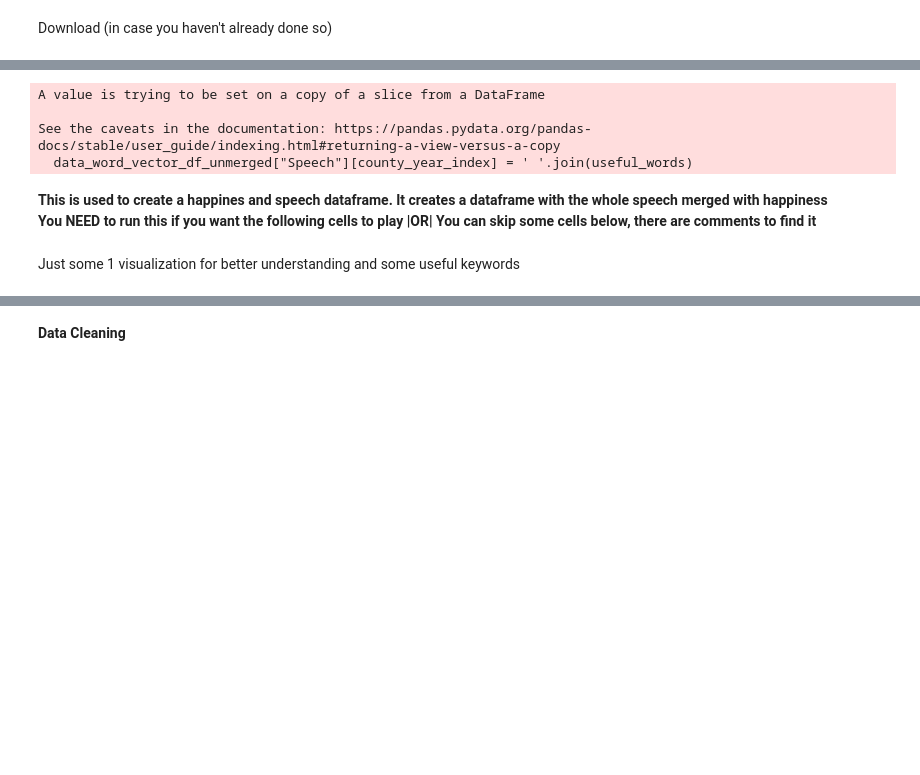
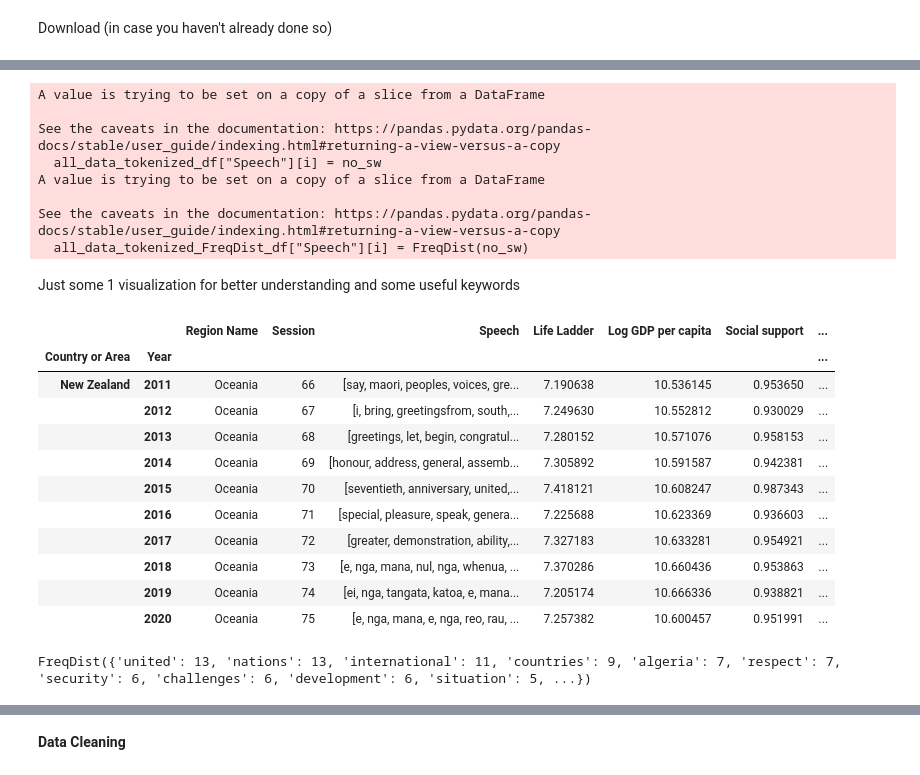
Before and after one commit to Ilna/Debates_And_WorldHappiness_Datasets_Classification, a Jupyter notebook: FDS_Assignment1_Ilia(clean and combine data)-WORDS.ipynb, the cells around one changed output, grey strips where cells are left out. Drawn from its saved outputs; the diff is of its cells as text; code cells hidden in the pictures; blank space fills up the shorter version.

```diff
--- a/FDS_Assignment1_Ilia(clean and combine data)-WORDS.ipynb
+++ b/FDS_Assignment1_Ilia(clean and combine data)-WORDS.ipynb
@@ -131,20 +218,26 @@ punct = '!"#$%&\'()*+0123456789,’-—./:;<=>?@[\\]^_`{}~[\n]'
 transtab = str.maketrans(dict.fromkeys(punct, ''))
 
 # Loop through all the cells of "Speech" column
-for county_year_index,cell in data_word_vector_df_unmerged["Speech"].items():
+for i,j in all_data_df["Speech"].items():
     # Remove all punctuations and convert the text to lowercase
-    words = word_tokenize(cell.translate(transtab).lower())
+    words = word_tokenize(j.translate(transtab).lower())
     # Create an array that has all the words that don't give information
-    notuseful_words = stopwords.words("english")
+    sw = stopwords.words("english")
     # Create and fill an empty array to gather all the important words of every "Speech" cell
-    useful_words = []
+    no_sw = []
     for w in words:
-        if (w not in notuseful_words) and (len(w) > 2):
-            useful_words.append(w)
-    # Fill the dataframe with the text of "Speech" for each cell
-    data_word_vector_df_unmerged["Speech"][county_year_index] = ' '.join(useful_words)
+        if (w not in sw):
+            no_sw.append(w)
+    # Fill the dataframe with the tokenized "Speech" for each cell
+    all_data_tokenized_df["Speech"][i] = no_sw
+    # Fill the dataframe with the word-count of the tokenized "Speech" for each cell
+    all_data_tokenized_FreqDist_df["Speech"][i] = FreqDist(no_sw)
 # %% [output]
 A value is trying to be set on a copy of a slice from a DataFrame
 
 See the caveats in the documentation: https://pandas.pydata.org/pandas-docs/stable/user_guide/indexing.html#returning-a-view-versus-a-copy
-  data_word_vector_df_unmerged["Speech"][county_year_index] = ' '.join(useful_words)
+  all_data_tokenized_df["Speech"][i] = no_sw
+A value is trying to be set on a copy of a slice from a DataFrame
+
+See the caveats in the documentation: https://pandas.pydata.org/pandas-docs/stable/user_guide/indexing.html#returning-a-view-versus-a-copy
+  all_data_tokenized_FreqDist_df["Speech"][i] = FreqDist(no_sw)
@@ -161,32 +244,22 @@ speechOnlyDfUnmerged = pd.DataFrame.sparse.from_spmatrix(word_count_df_unmerged,
-# %% [markdown]
-**This is used to create a happines and speech dataframe. It creates a dataframe with the whole speech merged with happiness**\
-**You NEED to run this if you want the following cells to play |OR| You can skip some cells below, there are comments to find it**
-# %%
-import nltk
-from nltk.corpus import stopwords
-from nltk import word_tokenize
-from nltk.probability import FreqDist
-import string
-
-# Create all punctuation string variable
-punct = '!"#$%&\'()*+0123456789,’-—./:;<=>?@[\\]^_`{}~[\n]'
-# Create a mapping table that will have as key the punctuation and as value an empty string
-transtab = str.maketrans(dict.fromkeys(punct, ''))
-
-# Loop through all the cells of "Speech" column
-for i,j in all_data_df["Speech"].items():
-    # Remove all punctuations and convert the text to lowercase
-    words = word_tokenize(j.translate(transtab).lower())
-    # Create an array that has all the words that don't give information
-    sw = stopwords.words("english")
-    # Create and fill an empty array to gather all the important words of every "Speech" cell
-    no_sw = []
-    for w in words:
-        if (w not in sw) and (len(w) > 2):
-            no_sw.append(w)
-    # Fill the dataframe with the tokenized "Speech" for each cell
-    all_data_tokenized_df["Speech"][i] = no_sw
-    # Fill the dataframe with the word-count of the tokenized "Speech" for each cell
-    all_data_tokenized_FreqDist_df["Speech"][i] = FreqDist(no_sw)
 # %% [markdown]
 Just some 1 visualization for better understanding and some useful keywords
+# %%
+all_data_tokenized_df.tail(10)
+# %% [output]
+|  |  | Region Name | Session | Speech | Life Ladder | Log GDP per capita | Social support | ... |
+| Country or Area | Year |  |  |  |  |  |  | ... |
+| New Zealand | 2011 | Oceania | 66 | [say, maori, peoples, voices, gre... | 7.190638 | 10.536145 | 0.953650 | ... |
+|  | 2012 | Oceania | 67 | [﻿i, bring, greetingsfrom, south,... | 7.249630 | 10.552812 | 0.930029 | ... |
+|  | 2013 | Oceania | 68 | [greetings, let, begin, congratul... | 7.280152 | 10.571076 | 0.958153 | ... |
+|  | 2014 | Oceania | 69 | [honour, address, general, assemb... | 7.305892 | 10.591587 | 0.942381 | ... |
+|  | 2015 | Oceania | 70 | [seventieth, anniversary, united,... | 7.418121 | 10.608247 | 0.987343 | ... |
+|  | 2016 | Oceania | 71 | [special, pleasure, speak, genera... | 7.225688 | 10.623369 | 0.936603 | ... |
+|  | 2017 | Oceania | 72 | [greater, demonstration, ability,... | 7.327183 | 10.633281 | 0.954921 | ... |
+|  | 2018 | Oceania | 73 | [e, nga, mana, nul, nga, whenua, ... | 7.370286 | 10.660436 | 0.953863 | ... |
+|  | 2019 | Oceania | 74 | [ei, nga, tangata, katoa, e, mana... | 7.205174 | 10.666336 | 0.938821 | ... |
+|  | 2020 | Oceania | 75 | [e, nga, mana, e, nga, reo, rau, ... | 7.257382 | 10.600457 | 0.951991 | ... |
+# %%
+
+all_data_tokenized_FreqDist_df["Speech"][4]
+# %% [output]
+FreqDist({'united': 13, 'nations': 13, 'international': 11, 'countries': 9, 'algeria': 7, 'respect': 7, 'security': 6, 'challenges': 6, 'development': 6, 'situation': 5, ...})
```
Also changed, not shown: parts of 40 cells of this notebook.
